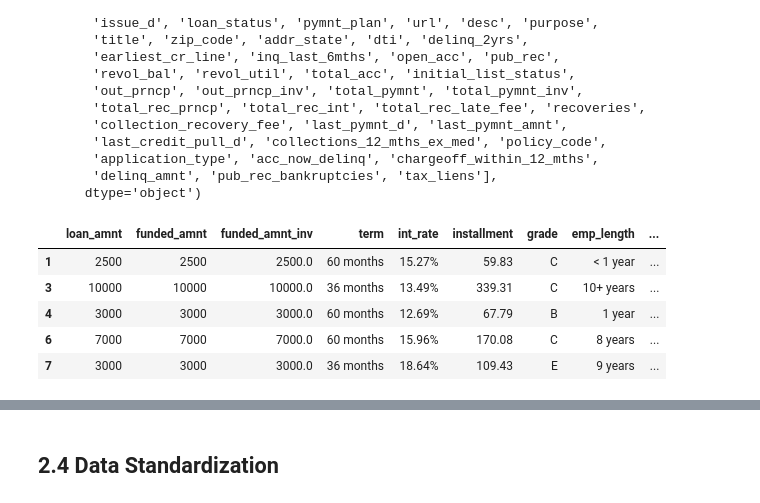
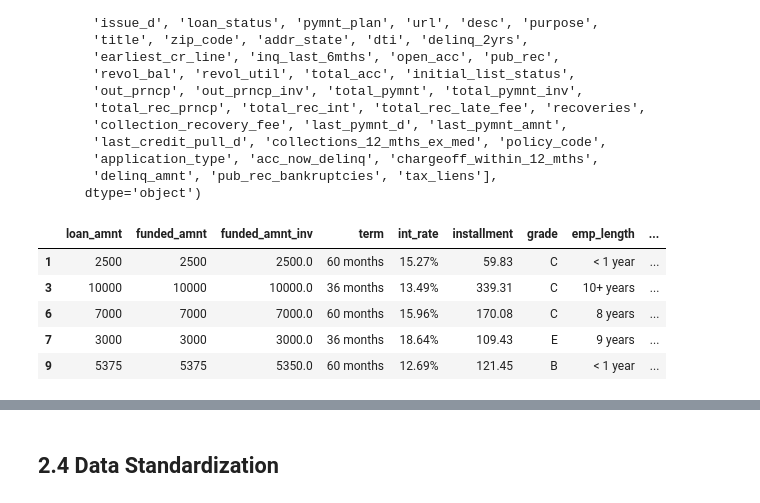
Before and after one commit to hargurjeet/Lending-Club-CaseStudy, a Jupyter notebook: Lending_Club_Case_Study.ipynb, the cells around one changed output, grey strips where cells are left out. Saved outputs shown, nothing was run; the diff lists cells and outputs as text; code cells hidden in the pictures.

```diff
--- a/Lending_Club_Case_Study.ipynb
+++ b/Lending_Club_Case_Study.ipynb
@@ -298,15 +285,18 @@ Index(['id', 'member_id', 'loan_amnt', 'funded_amnt', 'funded_amnt_inv',
 # %%
 relevant_cols=['loan_amnt', 'funded_amnt', 'funded_amnt_inv','term', 'int_rate', 'installment',
                'grade', 'emp_length', 'sub_grade','home_ownership',
                'annual_inc', 'verification_status', 'loan_status','purpose','issue_d']
 
 df4 = df3[relevant_cols]
 
+## Removing the records having loan status as 'Current'
+df4 = df4[~(df4.loan_status=='Current')]
+
 df4.head()
 # %% [output]
 |  | loan_amnt | funded_amnt | funded_amnt_inv | term | int_rate | installment | grade | emp_length | ... |
 | 1 | 2500 | 2500 | 2500.0 | 60 months | 15.27% | 59.83 | C | < 1 year | ... |
 | 3 | 10000 | 10000 | 10000.0 | 36 months | 13.49% | 339.31 | C | 10+ years | ... |
-| 4 | 3000 | 3000 | 3000.0 | 60 months | 12.69% | 67.79 | B | 1 year | ... |
 | 6 | 7000 | 7000 | 7000.0 | 60 months | 15.96% | 170.08 | C | 8 years | ... |
 | 7 | 3000 | 3000 | 3000.0 | 36 months | 18.64% | 109.43 | E | 9 years | ... |
+| 9 | 5375 | 5375 | 5350.0 | 60 months | 12.69% | 121.45 | B | < 1 year | ... |
```
Also changed, not shown: parts of 35 cells of this notebook.
